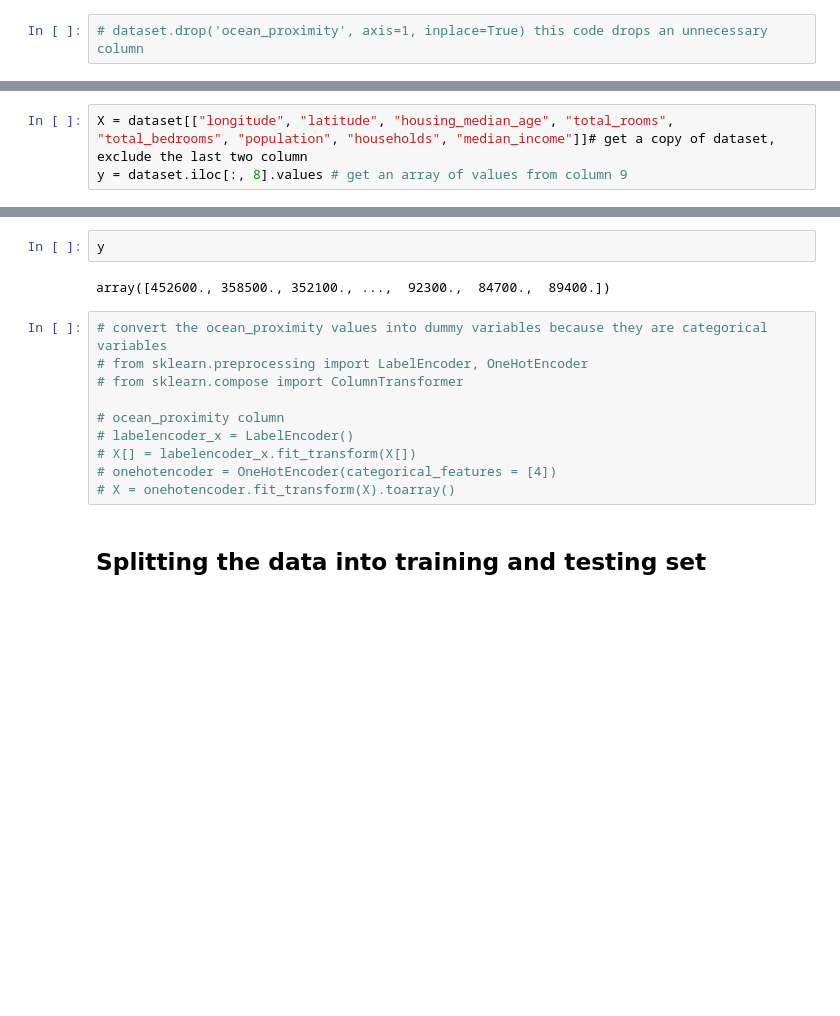
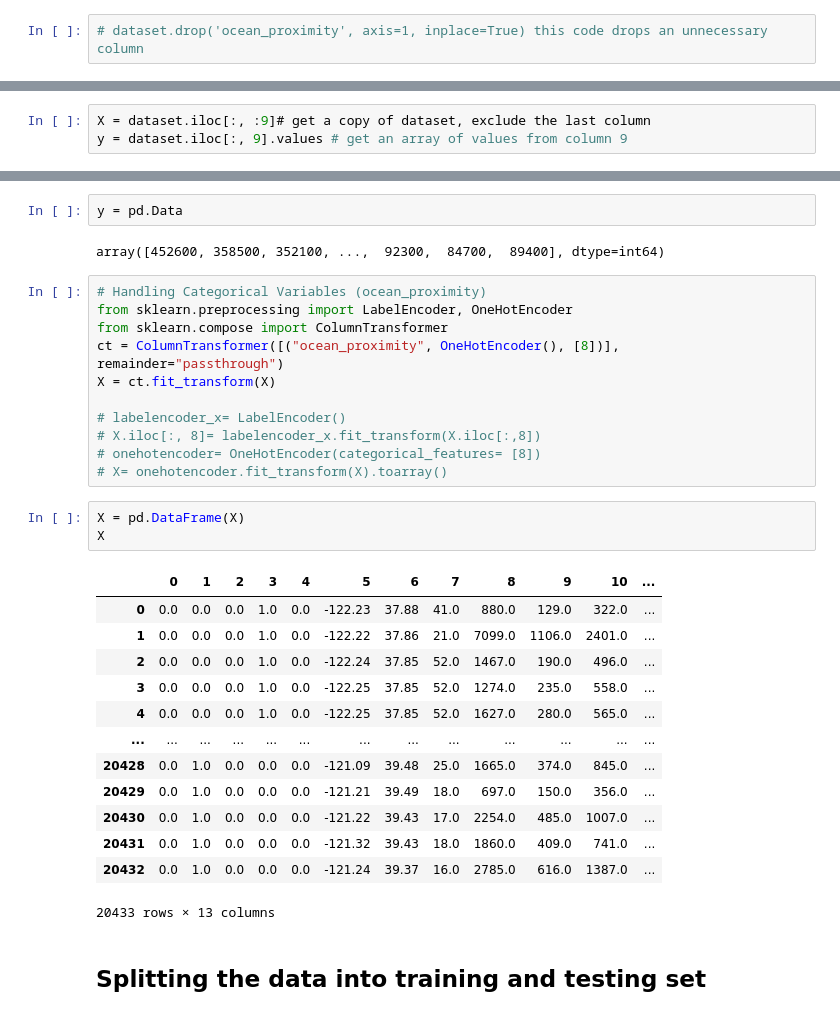
Before and after one commit to AiJared/Carlifornia-House-Price-Prediction, a Jupyter notebook: Carlifornia House Price Prediction.ipynb, the cells around one changed output, grey strips where cells are left out. Saved outputs shown, nothing was run; the diff lists cells and outputs as text; blank space fills up the shorter version.

Commit message:
Handled Categorical variables

```diff
--- a/Carlifornia House Price Prediction.ipynb
+++ b/Carlifornia House Price Prediction.ipynb
@@ -164,7 +157,7 @@ ocean_proximity       0
 dtype: int64
 # %%
-X = dataset[["longitude", "latitude", "housing_median_age", "total_rooms", "total_bedrooms", "population", "households", "median_income"]]# get a copy of dataset, exclude the last two column
-y = dataset.iloc[:, 8].values # get an array of values from column 9
+X = dataset.iloc[:, :9]# get a copy of dataset, exclude the last column
+y = dataset.iloc[:, 9].values # get an array of values from column 9
 # %%
 X
 # %% [output]
@@ -184,17 +177,35 @@ X
 # %%
-y
+y = pd.Data
 # %% [output]
-array([452600., 358500., 352100., ...,  92300.,  84700.,  89400.])
+array([452600, 358500, 352100, ...,  92300,  84700,  89400], dtype=int64)
 # %%
-# convert the ocean_proximity values into dummy variables because they are categorical variables
-# from sklearn.preprocessing import LabelEncoder, OneHotEncoder
-# from sklearn.compose import ColumnTransformer
+# Handling Categorical Variables (ocean_proximity)
+from sklearn.preprocessing import LabelEncoder, OneHotEncoder
+from sklearn.compose import ColumnTransformer
+ct = ColumnTransformer([("ocean_proximity", OneHotEncoder(), [8])], remainder="passthrough")
+X = ct.fit_transform(X)
 
-# ocean_proximity column
-# labelencoder_x = LabelEncoder()
-# X[] = labelencoder_x.fit_transform(X[])
-# onehotencoder = OneHotEncoder(categorical_features = [4])
-# X = onehotencoder.fit_transform(X).toarray()
+# labelencoder_x= LabelEncoder()
+# X.iloc[:, 8]= labelencoder_x.fit_transform(X.iloc[:,8])
+# onehotencoder= OneHotEncoder(categorical_features= [8])
+# X= onehotencoder.fit_transform(X).toarray()
+# %%
+X = pd.DataFrame(X)
+X
+# %% [output]
+|  | 0 | 1 | 2 | 3 | 4 | 5 | 6 | 7 | 8 | 9 | 10 | ... |
+| 0 | 0.0 | 0.0 | 0.0 | 1.0 | 0.0 | -122.23 | 37.88 | 41.0 | 880.0 | 129.0 | 322.0 | ... |
+| 1 | 0.0 | 0.0 | 0.0 | 1.0 | 0.0 | -122.22 | 37.86 | 21.0 | 7099.0 | 1106.0 | 2401.0 | ... |
+| 2 | 0.0 | 0.0 | 0.0 | 1.0 | 0.0 | -122.24 | 37.85 | 52.0 | 1467.0 | 190.0 | 496.0 | ... |
+| 3 | 0.0 | 0.0 | 0.0 | 1.0 | 0.0 | -122.25 | 37.85 | 52.0 | 1274.0 | 235.0 | 558.0 | ... |
+| 4 | 0.0 | 0.0 | 0.0 | 1.0 | 0.0 | -122.25 | 37.85 | 52.0 | 1627.0 | 280.0 | 565.0 | ... |
+| ... | ... | ... | ... | ... | ... | ... | ... | ... | ... | ... | ... | ... |
+| 20428 | 0.0 | 1.0 | 0.0 | 0.0 | 0.0 | -121.09 | 39.48 | 25.0 | 1665.0 | 374.0 | 845.0 | ... |
+| 20429 | 0.0 | 1.0 | 0.0 | 0.0 | 0.0 | -121.21 | 39.49 | 18.0 | 697.0 | 150.0 | 356.0 | ... |
+| 20430 | 0.0 | 1.0 | 0.0 | 0.0 | 0.0 | -121.22 | 39.43 | 17.0 | 2254.0 | 485.0 | 1007.0 | ... |
+| 20431 | 0.0 | 1.0 | 0.0 | 0.0 | 0.0 | -121.32 | 39.43 | 18.0 | 1860.0 | 409.0 | 741.0 | ... |
+| 20432 | 0.0 | 1.0 | 0.0 | 0.0 | 0.0 | -121.24 | 39.37 | 16.0 | 2785.0 | 616.0 | 1387.0 | ... |
+20433 rows × 13 columns
 # %% [markdown]
 ## Splitting the data into training and testing set
 # %%
```
Also changed, not shown: parts of 12 cells of this notebook, 1 other file.
